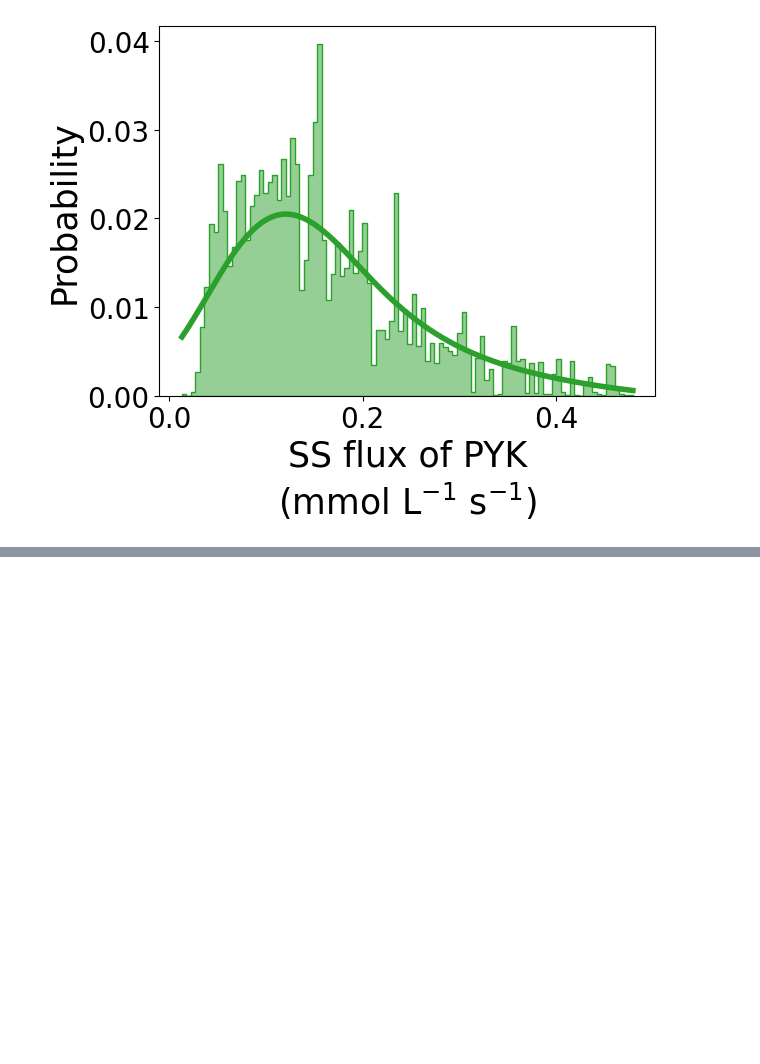
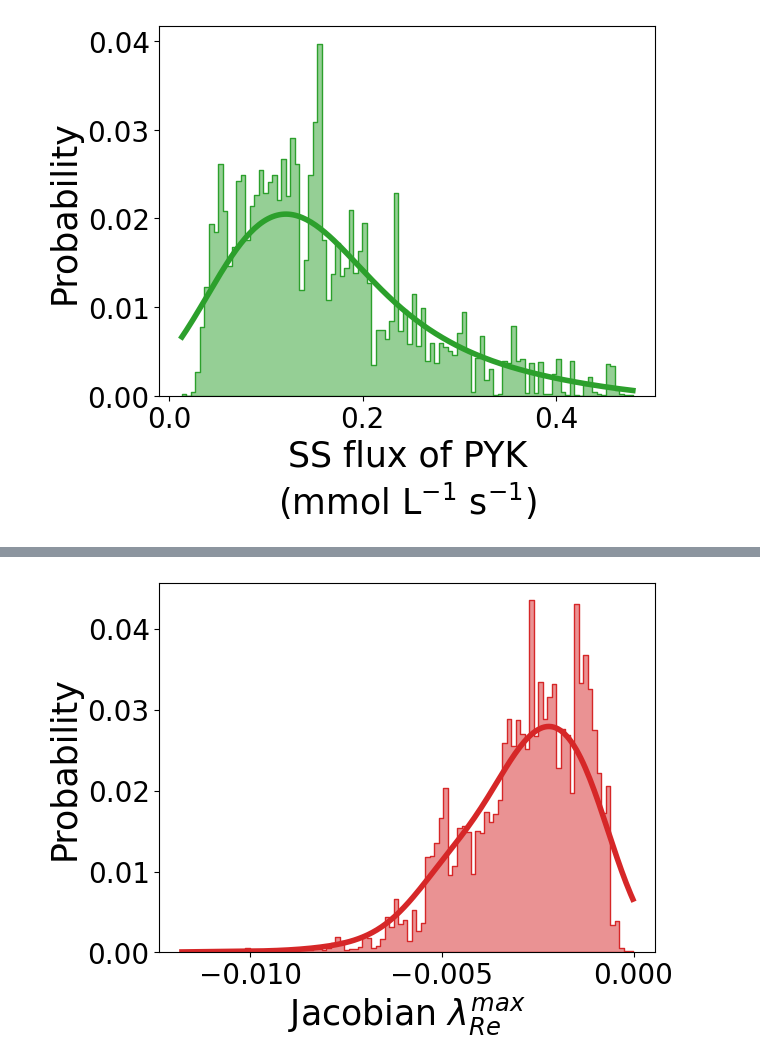
Before and after one commit to Chaowu88/robustnet, a Jupyter notebook: docs/source/evaluate_robustness.ipynb, the cells around one changed output, grey strips where cells are left out. Cells and saved outputs as stored; diff of their text form; code cells hidden in the pictures; blank space fills up the shorter version.

```diff
--- a/docs/source/evaluate_robustness.ipynb
+++ b/docs/source/evaluate_robustness.ipynb
@@ -205,0 +283,7 @@ rob_res.flux_distribution(
+# %%
+rob_res.eigreal_distribution(
+    out_dir=None,
+    show_fig=True
+)
+# %% [output]
+[figure, added]
```
Also changed, not shown: parts of 3 cells of this notebook.
